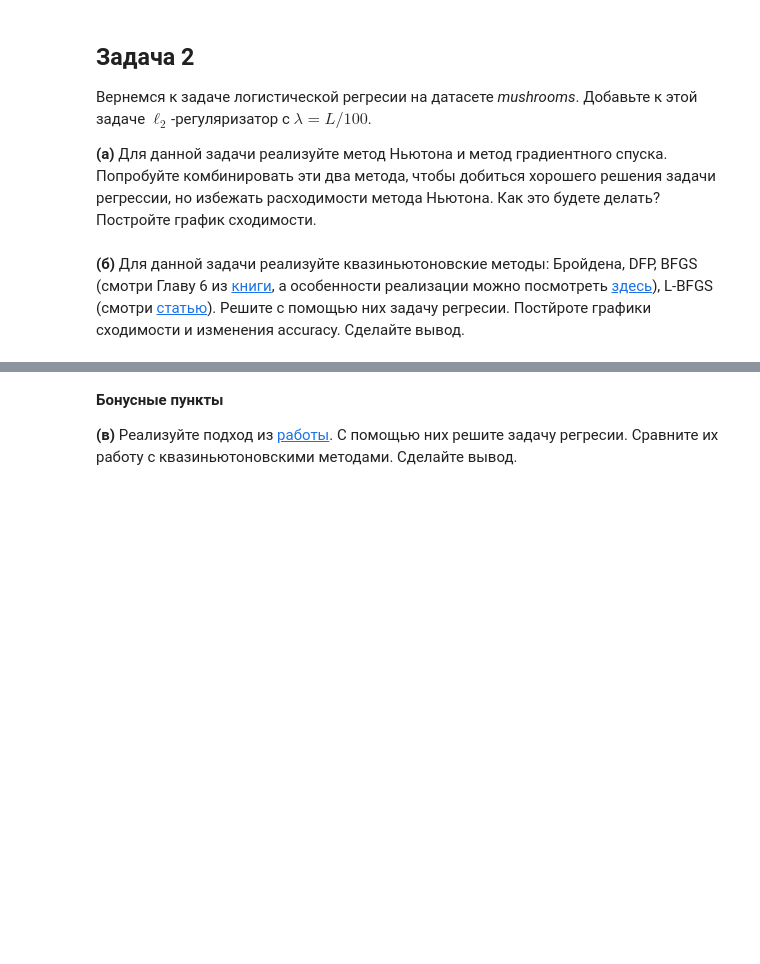
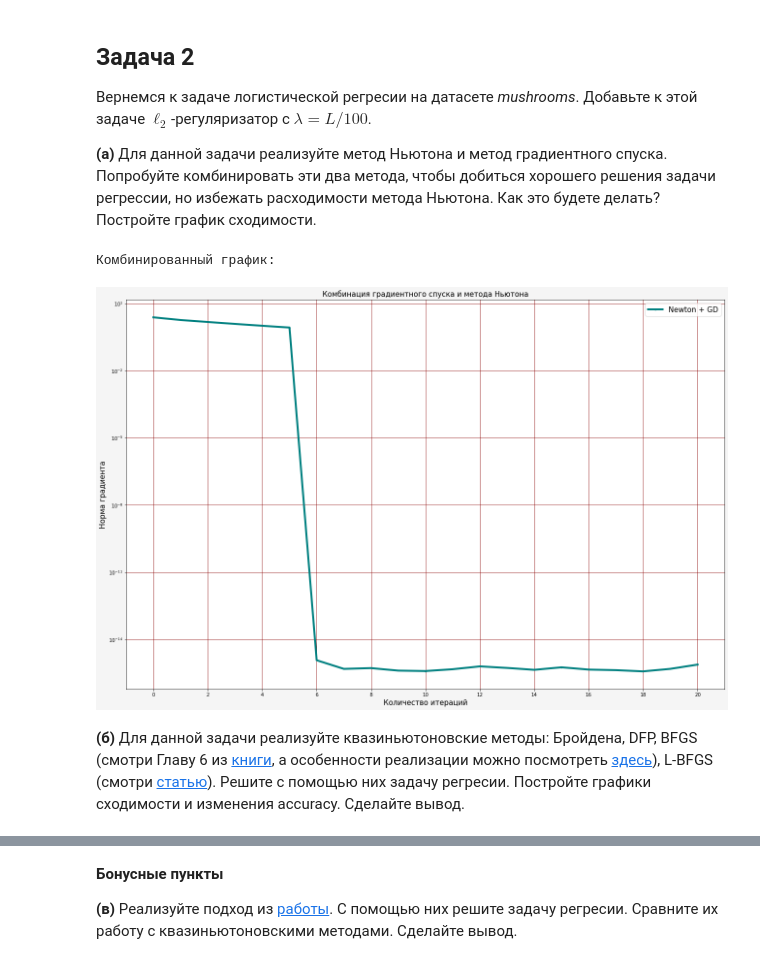
Before and after one commit to hurricane8/Optimization, a Jupyter notebook: hw9/Molodtsov_Gleb_Optimization_HW_9.ipynb, the cells around one changed output, grey strips where cells are left out. Cells and saved outputs as stored; diff of their text form; code cells hidden in the pictures; blank space fills up the shorter version.

```diff
--- a/hw9/Molodtsov_Gleb_Optimization_HW_9.ipynb
+++ b/hw9/Molodtsov_Gleb_Optimization_HW_9.ipynb
@@ -217,4 +287,26 @@ def newton_cube(start, learn_rate, n_iter):
 
 __(а)__ Для данной задачи реализуйте метод Ньютона и метод градиентного спуска. Попробуйте комбинировать эти два метода, чтобы добиться хорошего решения задачи регрессии, но избежать расходимости метода Ньютона. Как это будете делать? Постройте график сходимости.
 # %%
-#ответ
+dataset = "mushrooms.txt"
+
+data = load_svmlight_file(dataset)
+X_all, y_all = data[0].toarray(), data[1]
+n_all, d_all = X_all.shape
+#print(y)
+y_all = 2 * y_all - 3
+#print(y)
+X, X_test, y, y_test = train_test_split(X_all, y_all, train_size=0.81, random_state=42)
+n, d = X.shape
+
+L = 1/n * 2 * max(np.linalg.eigvalsh((X.T.dot(X) + 2 * llambda * np.eye(d))))
+llambda = L / 100
+start_ = np.ones(d) / d
+# %%
+def gradient(omega):
+    return (2 * (X.T.dot(X)).dot(omega) - 2 * X.T.dot(y)) / n + 2 * llambda * omega
+
+def hessian(omega):
+    return (2 * (X.T .dot(X)))/n + 2 * llambda * np.eye(d)
+
+def f(omega):
+    return 1 / n * (np.linalg.norm(X.dot(omega) - y))**2 + llambda * (np.linalg.norm(omega))**2
@@ -221,3 +343,25 @@ __(а)__ Для данной задачи реализуйте метод Нью
+# %%
+
+n_newton_gd, x_newton_gd, vector_newton_gd = newton_GD(start_, 20)
+# %%
+fg = plt.figure(figsize=(18, 12), constrained_layout=True, facecolor = "whitesmoke")
+gs = gridspec.GridSpec(ncols=1, nrows=1, figure=fg)
+
+fig_ax_1 = fg.add_subplot(gs[0, 0], facecolor = "white")
+
+fig_ax_1.plot(n_newton_gd[::1], x_newton_gd[::1], 'teal', label = 'Newton + GD', linewidth=4, marker = '.', markevery = 5)
+fig_ax_1.legend(loc="upper right", fontsize=15)
+fig_ax_1.semilogy()
+fig_ax_1.set_xlabel("Количество итераций", fontsize=15)
+fig_ax_1.set_ylabel("Норма градиента", fontsize=15)
+fig_ax_1.set_title('Комбинация градиентного спуска и метода Ньютона', fontsize=15)
+fig_ax_1.grid(color='darkred')
+length = len(n_newton_gd)
+plt.xticks(np.arange(0, length, 2))
+print("Комбинированный график:")
+# %% [output]
+Комбинированный график:
+[figure, added]
 # %% [markdown]
-__(б)__ Для данной задачи реализуйте квазиньютоновские методы: Бройдена, DFP, BFGS (смотри Главу 6 из [книги](https://www.csie.ntu.edu.tw/~r97002/temp/num_optimization.pdf), а особенности реализации можно посмотреть [здесь](https://github.com/scipy/scipy/blob/v0.18.1/scipy/optimize/optimize.py#L874-L976)), L-BFGS (смотри [статью](http://users.iems.northwestern.edu/~nocedal/PDFfiles/limited-memory.pdf)). Решите с помощью них задачу регресии. Постйроте графики сходимости и изменения accuracy. Сделайте вывод.
+__(б)__ Для данной задачи реализуйте квазиньютоновские методы: Бройдена, DFP, BFGS (смотри Главу 6 из [книги](https://www.csie.ntu.edu.tw/~r97002/temp/num_optimization.pdf), а особенности реализации можно посмотреть [здесь](https://github.com/scipy/scipy/blob/v0.18.1/scipy/optimize/optimize.py#L874-L976)), L-BFGS (смотри [статью](http://users.iems.northwestern.edu/~nocedal/PDFfiles/limited-memory.pdf)). Решите с помощью них задачу регресии. Постройте графики сходимости и изменения accuracy. Сделайте вывод.
 # %%
```
Also changed, not shown: parts of 21 cells of this notebook, 3 other files.
